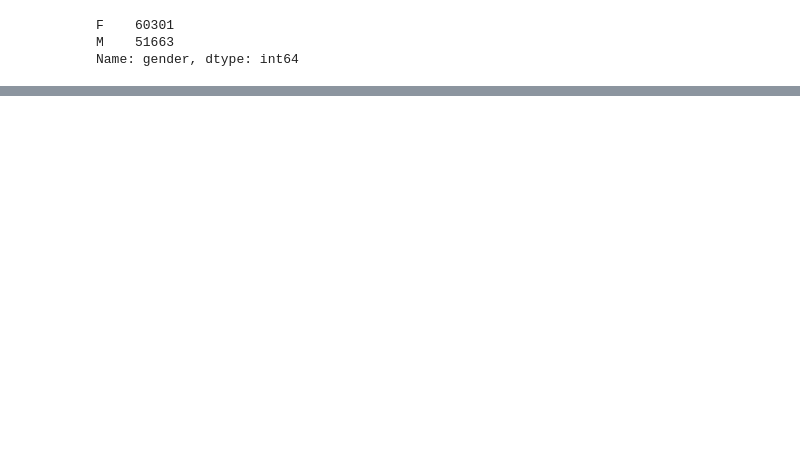
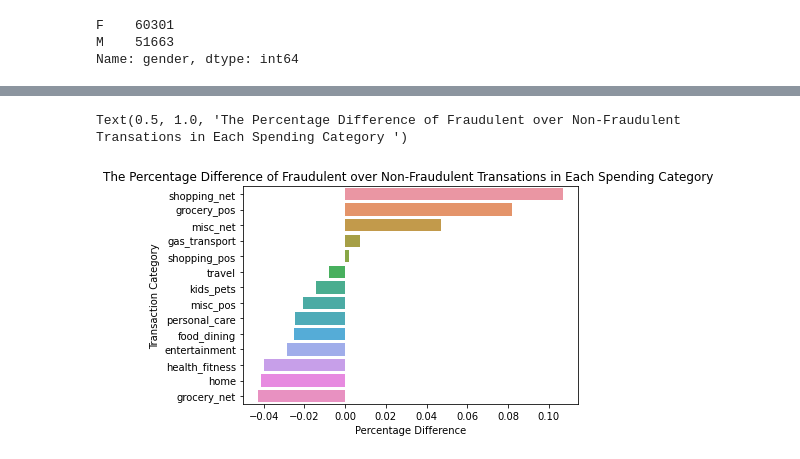
Before and after one commit to melihkurtaran/Fraud_Detection, a Jupyter notebook: XAI_FraudDetection.ipynb, the cells around one changed output, grey strips where cells are left out. Saved outputs shown, nothing was run; the diff lists cells and outputs as text; code cells hidden in the pictures; blank space fills up the shorter version.

```diff
--- a/XAI_FraudDetection.ipynb
+++ b/XAI_FraudDetection.ipynb
@@ -147,0 +150,17 @@ df
+# %%
+#calculate the percentage difference
+a=df[df['is_fraud']==0]['category'].value_counts(normalize=True).to_frame().reset_index()
+a.columns=['category','not fraud percentage']
+
+b=df[df['is_fraud']==1]['category'].value_counts(normalize=True).to_frame().reset_index()
+b.columns=['category','fraud percentage']
+ab=a.merge(b,on='category')
+ab['diff']=ab['fraud percentage']-ab['not fraud percentage']
+
+ax=sns.barplot(y='category',x='diff',data=ab.sort_values('diff',ascending=False))
+ax.set_xlabel('Percentage Difference')
+ax.set_ylabel('Transaction Category')
+plt.title('The Percentage Difference of Fraudulent over Non-Fraudulent Transations in Each Spending Category ')
+# %% [output]
+Text(0.5, 1.0, 'The Percentage Difference of Fraudulent over Non-Fraudulent Transations in Each Spending Category ')
+[figure, added]
```
Also changed, not shown: parts of 13 cells of this notebook.
